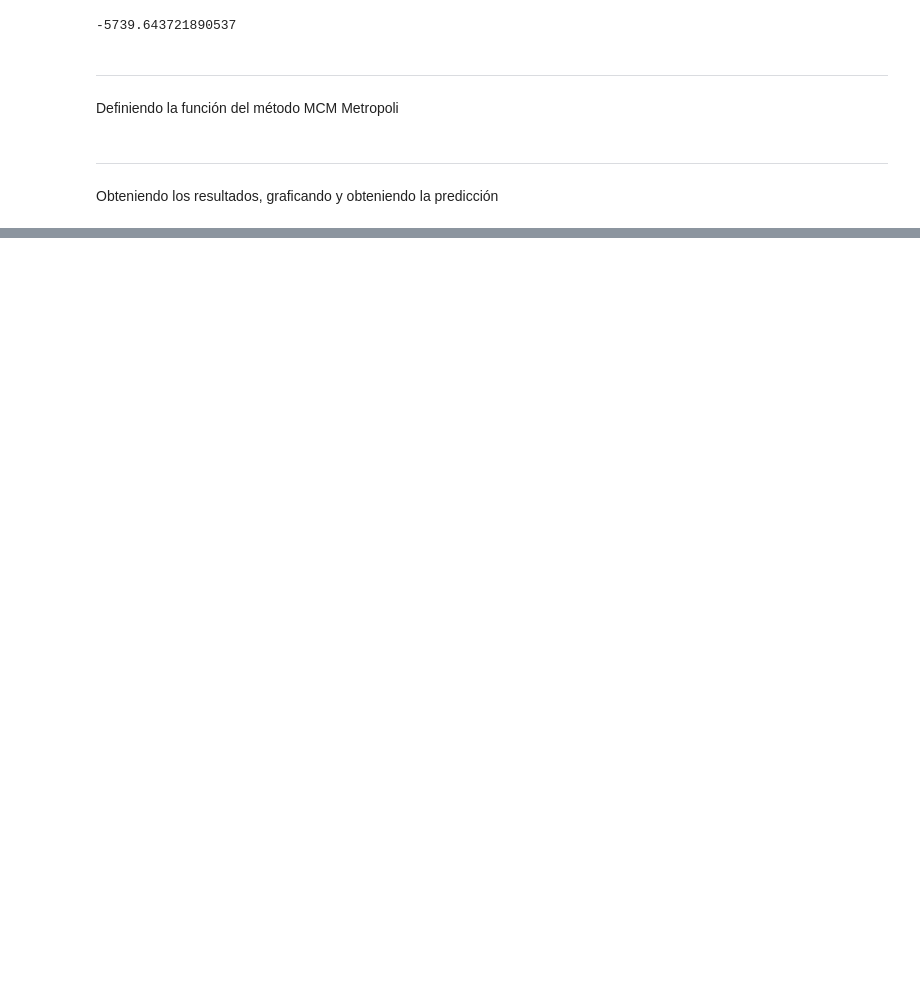
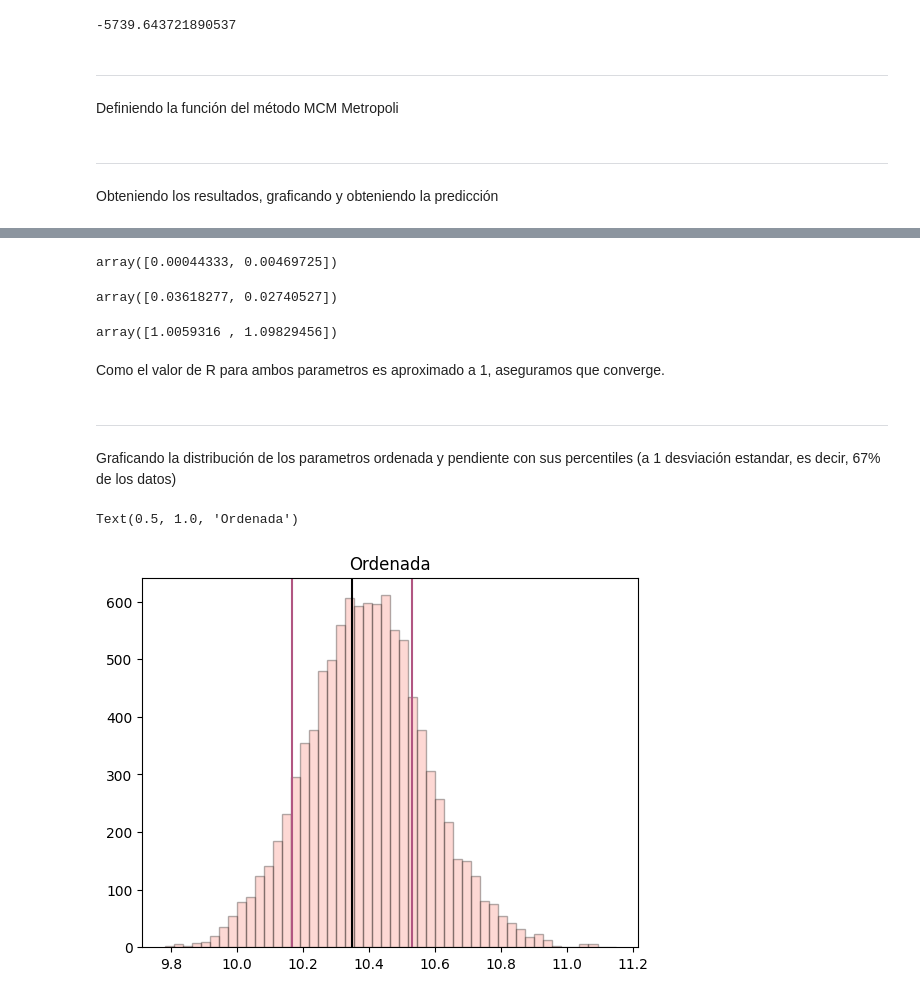
Before and after one commit to DCI-alxogm/ml2023-Isaias-Hernandez, a Jupyter notebook: Sep29-30/MCMC_Metropoli_30_08_23.ipynb, the cells around one changed output, grey strips where cells are left out. Cells and saved outputs as stored; diff of their text form; code cells hidden in the pictures; blank space fills up the shorter version.

```diff
--- a/Sep29-30/MCMC_Metropoli_30_08_23.ipynb
+++ b/Sep29-30/MCMC_Metropoli_30_08_23.ipynb
@@ -515,0 +248,20 @@ print(prediccion)
+# %%
+m = 5
+n = 2000
+np.random.uniform(theta_min[0], theta_max[0])
+cadenas = []
+for i in range(m):
+  b = np.random.uniform(theta_min[0], theta_max[0])
+  w = np.random.uniform(theta_min[1], theta_max[1])
+  theta = [b, w]
+  cad = Metropoli(datos_x_norm, datos_y, iteraciones, Modelo, theta, theta_min, theta_max, sigma_pendiente, sigma_ordenada, Log_Likelihood, Log_Prior, Log_Posterior)
+  cad = cad[-n:]
+  cadenas.append(cad)
+cadenas = np.array(cadenas)
+# %%
+Xi = np.zeros((m, cadenas.shape[-1]))
+for i in range(m):
+  for j in range(cadenas.shape[-1]):
+    promedios = 1/n * np.sum(cadenas[i, :, j])
+    Xi[i, j] = promedios
+Xi
@@ -515,0 +274,7 @@ print(prediccion)
+# %%
+si = np.zeros((m, cadenas.shape[-1]))
+for i in range(m):
+  for j in range(cadenas.shape[-1]):
+    varianza = 1/(n-1) * np.sum((cadenas[i, :, j] - Xi[i, j])**2)
+    si[i, j] = varianza
+np.sqrt(si)
@@ -515,0 +303,36 @@ print(prediccion)
+# %%
+Bn = np.zeros(2)
+for i in range(2):
+  bn = 1/(m-1) * np.sum((Xi[:,i]-mu[i])**2)
+  Bn[i] = bn
+Bn
+# %% [output]
+array([0.00044333, 0.00469725])
+# %%
+sigma = np.zeros(2)
+sigma = (n-1)/n * W + Bn
+sigma
+# %% [output]
+array([0.03618277, 0.02740527])
+# %%
+R = np.sqrt(sigma/W)
+R
+# %% [output]
+array([1.0059316 , 1.09829456])
+# %% [markdown]
+Como el valor de R para ambos parametros es aproximado a 1, aseguramos que converge.
+# %% [markdown]
+---------
+Graficando la distribución de los parametros ordenada y pendiente con sus percentiles (a 1 desviación estandar, es decir, 67% de los datos)
+# %%
+#Calcular percentiles (la grafica con la desviacion estandar)
+
+plt.hist(resultados2[:,0], bins=50, edgecolor="black", alpha=.3, color="#FA8072")
+#plt.hist(cadenas[0, :, 0], color="green",edgecolor="black", alpha=.3, bins=100)
+plt.axvline(prediccion[0], color="black")
+plt.axvline(prediccion[0]+np.sqrt(si[0,0]), color="#B15682")
+plt.axvline(prediccion[0]-np.sqrt(si[0,0]), color="#B15682")
+plt.title("Ordenada")
+# %% [output]
+Text(0.5, 1.0, 'Ordenada')
+[figure, added]
```
Also changed, not shown: parts of 38 cells of this notebook.
